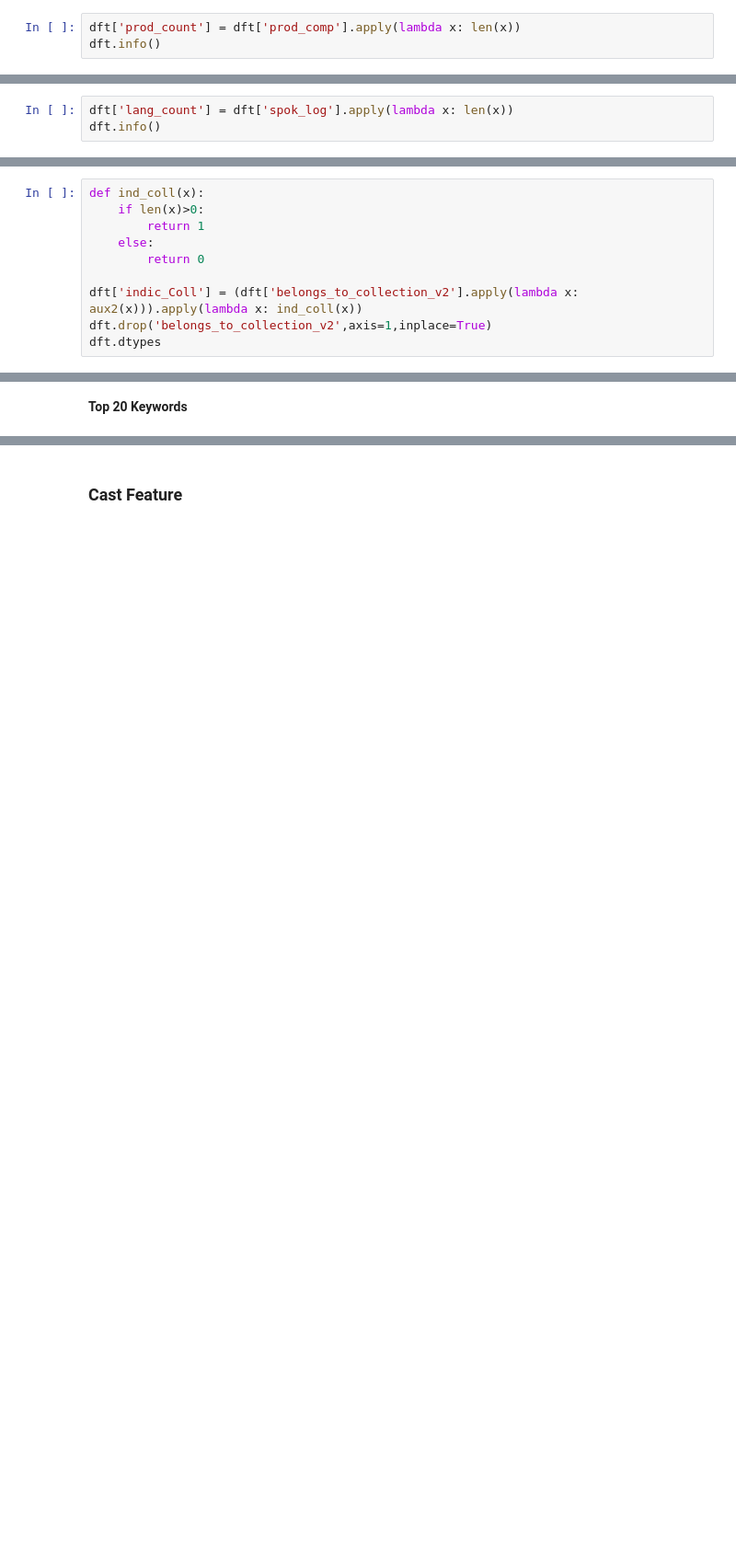
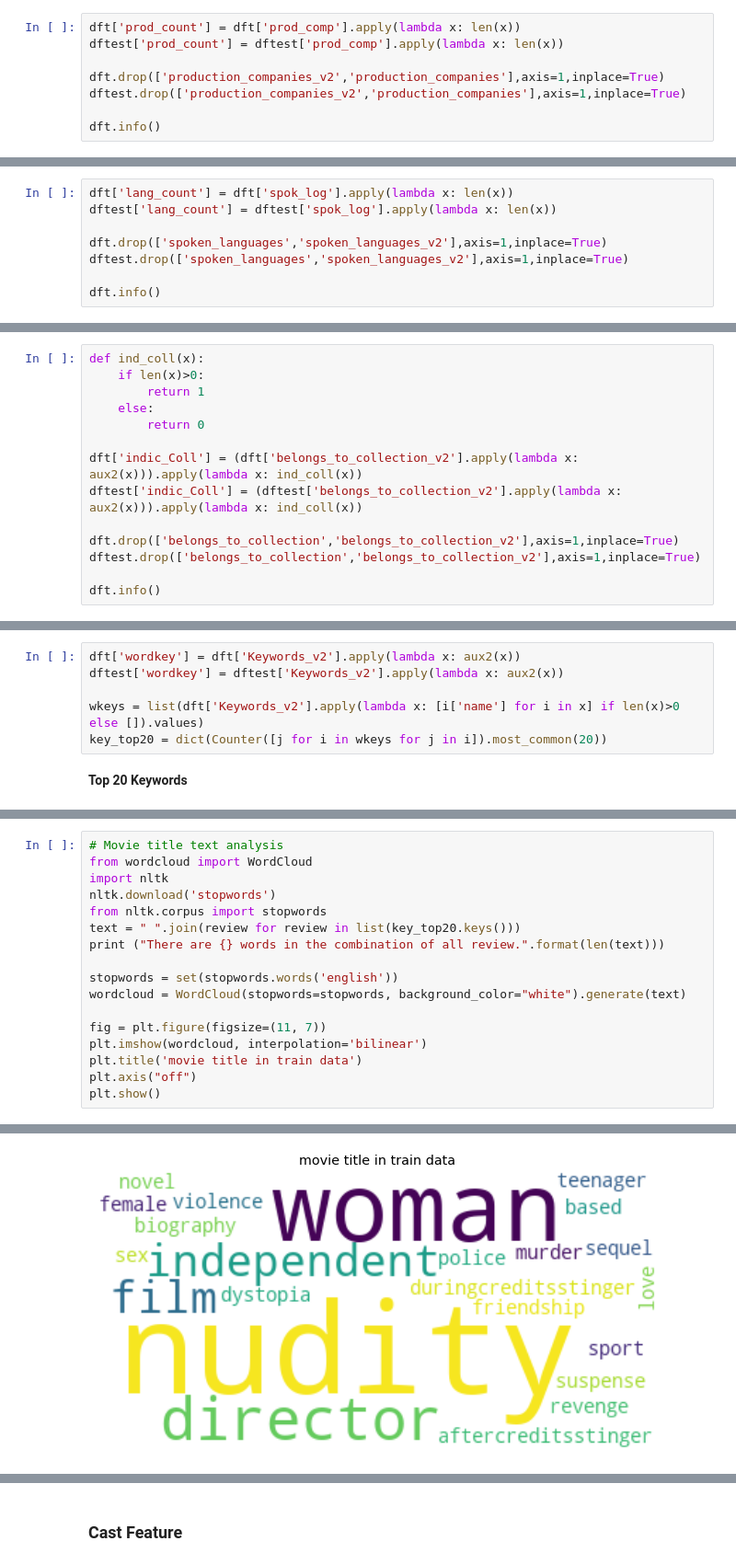
Before and after one commit to wolusien/Kaggle_projects, a Jupyter notebook: BoxOffice/BoxOffice.ipynb, the cells around one changed output, grey strips where cells are left out. Shown at 92% size. Saved outputs shown, nothing was run; the diff lists cells and outputs as text; blank space fills up the shorter version.

```diff
--- a/BoxOffice/BoxOffice.ipynb
+++ b/BoxOffice/BoxOffice.ipynb
@@ -532,6 +522,11 @@ Loading BokehJS ...
 [interactive output not drawn]
 # %%
 dft['prod_count'] = dft['prod_comp'].apply(lambda x: len(x))
+dftest['prod_count'] = dftest['prod_comp'].apply(lambda x: len(x))
+
+dft.drop(['production_companies_v2','production_companies'],axis=1,inplace=True)
+dftest.drop(['production_companies_v2','production_companies'],axis=1,inplace=True)
+
 dft.info()
 # %% [output]
 <class 'pandas.core.frame.DataFrame'>
@@ -637,6 +633,11 @@ Loading BokehJS ...
 [interactive output not drawn]
 # %%
 dft['lang_count'] = dft['spok_log'].apply(lambda x: len(x))
+dftest['lang_count'] = dftest['spok_log'].apply(lambda x: len(x))
+
+dft.drop(['spoken_languages','spoken_languages_v2'],axis=1,inplace=True)
+dftest.drop(['spoken_languages','spoken_languages_v2'],axis=1,inplace=True)
+
 dft.info()
 # %% [output]
 <class 'pandas.core.frame.DataFrame'>
@@ -746,5 +749,9 @@ def ind_coll(x):
         return 0
 
 dft['indic_Coll'] = (dft['belongs_to_collection_v2'].apply(lambda x: aux2(x))).apply(lambda x: ind_coll(x))
-dft.drop('belongs_to_collection_v2',axis=1,inplace=True)
-dft.dtypes
+dftest['indic_Coll'] = (dftest['belongs_to_collection_v2'].apply(lambda x: aux2(x))).apply(lambda x: ind_coll(x))
+
+dft.drop(['belongs_to_collection','belongs_to_collection_v2'],axis=1,inplace=True)
+dftest.drop(['belongs_to_collection','belongs_to_collection_v2'],axis=1,inplace=True)
+
+dft.info()
@@ -760,2 +778,8 @@ top_key = keywords.nlargest(5, 'Nb Films')
+# %%
+dft['wordkey'] = dft['Keywords_v2'].apply(lambda x: aux2(x))
+dftest['wordkey'] = dftest['Keywords_v2'].apply(lambda x: aux2(x))
+
+wkeys = list(dft['Keywords_v2'].apply(lambda x: [i['name'] for i in x] if len(x)>0 else []).values)
+key_top20 = dict(Counter([j for i in wkeys for j in i]).most_common(20))
 # %% [markdown]
 **Top 20 Keywords**
@@ -772,0 +786,18 @@ dft.dtypes
+# %%
+# Movie title text analysis
+from wordcloud import WordCloud
+import nltk
+nltk.download('stopwords')
+from nltk.corpus import stopwords
+text = " ".join(review for review in list(key_top20.keys()))
+print ("There are {} words in the combination of all review.".format(len(text)))
+
+stopwords = set(stopwords.words('english'))
+wordcloud = WordCloud(stopwords=stopwords, background_color="white").generate(text)
+
+fig = plt.figure(figsize=(11, 7))
+plt.imshow(wordcloud, interpolation='bilinear')
+plt.title('movie title in train data')
+plt.axis("off")
+plt.show()
+# %% [output]
@@ -772,0 +808 @@ dft.dtypes
+[figure, added]
```
Also changed, not shown: parts of 46 cells of this notebook.
